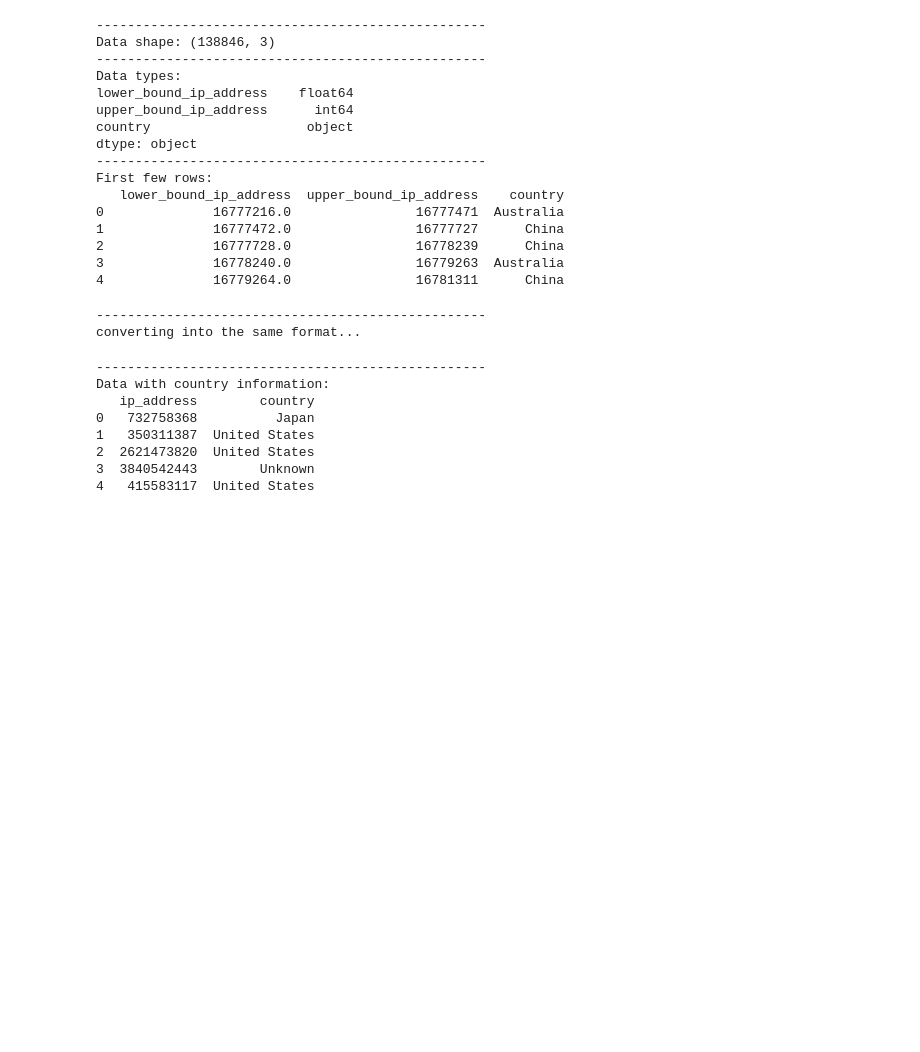
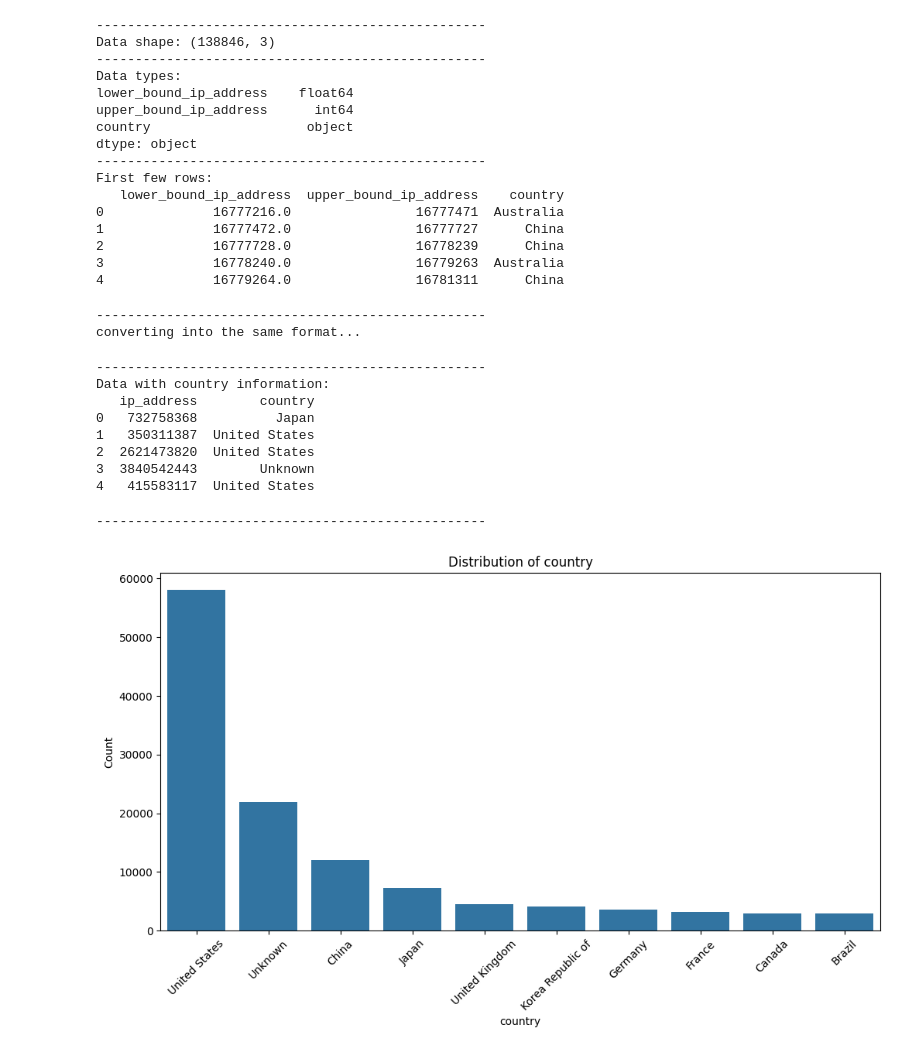
Before and after one commit to chalasimon/Fraud-detection-for-e-commerce-and-bank-credit, a Jupyter notebook: notebooks/data_analysis.ipynb, the cells around one changed output. Cells and saved outputs as stored; diff of their text form; code cells hidden in the pictures; blank space fills up the shorter version.

Commit message:
feat: gelocation analysis done

```diff
--- a/notebooks/data_analysis.ipynb
+++ b/notebooks/data_analysis.ipynb
@@ -280,3 +280,11 @@ Data with country information:
 2  2621473820  United States
 3  3840542443        Unknown
 4   415583117  United States
+# %%
+# geolocation analysis
+print(50 * "-")
+#  country distribution
+visualizer.geolocation_analysis(df_cleaned, 'country')
+# %% [output]
+--------------------------------------------------
+[figure, added]
```
Also changed, not shown: 1 other file.
